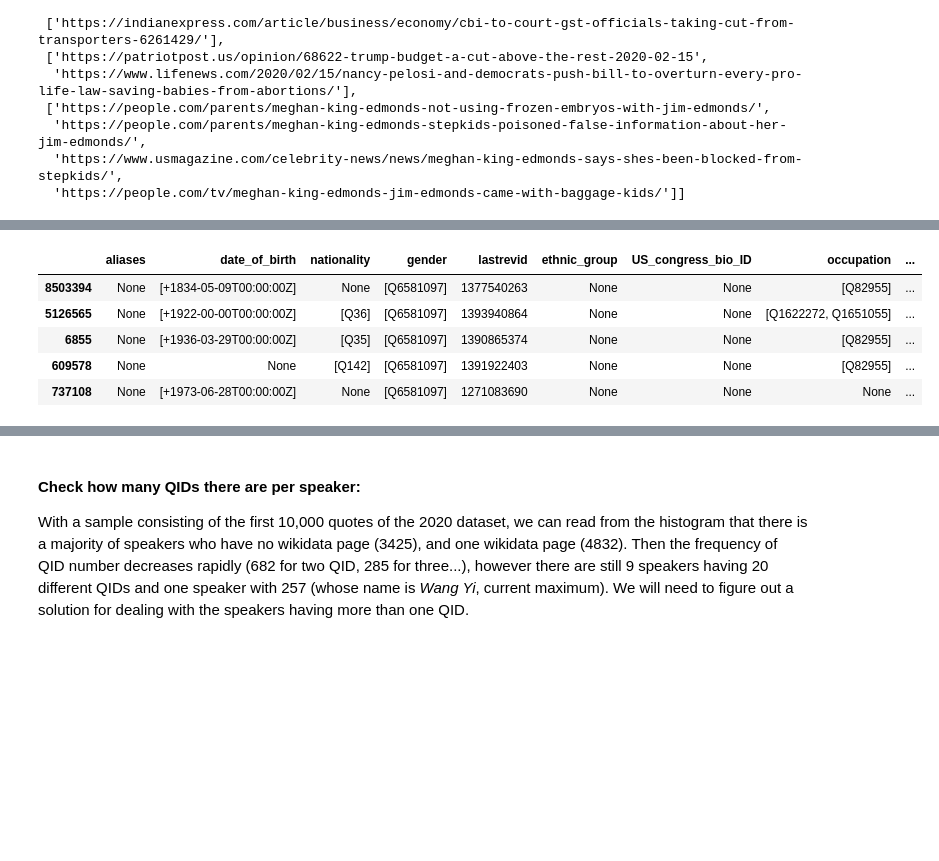
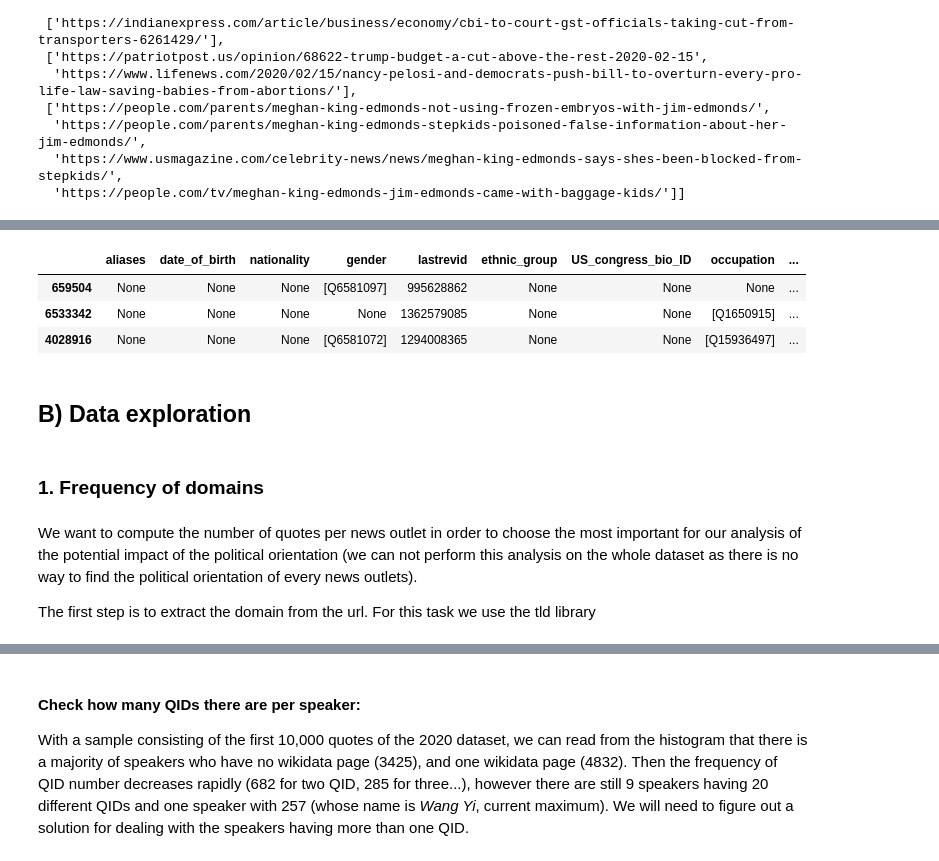
Before and after one commit to epfl-ada/ada-2021-project-i-did-ada-did-i, a Jupyter notebook: Pipeline.ipynb, the cells around one changed output, grey strips where cells are left out. Cells and saved outputs as stored; diff of their text form; code cells hidden in the pictures; blank space fills up the shorter version.

```diff
--- a/Pipeline.ipynb
+++ b/Pipeline.ipynb
@@ -123,12 +100,18 @@ df_quotes.loc[0:4,'urls'].tolist()
 # %%
 # Load the speaker attributes
-wikidata = pd.read_parquet('/content/drive/MyDrive/ADA/Project datasets/speaker_attributes.parquet')
+wikidata_speakers = pd.read_parquet('/content/drive/MyDrive/ADA/Project datasets/speaker_attributes.parquet')
 # %%
-wikidata.sample(5)
+wikidata_speakers.sample(3)
 # %% [output]
 |  | aliases | date_of_birth | nationality | gender | lastrevid | ethnic_group | US_congress_bio_ID | occupation | ... |
-| 8503394 | None | [+1834-05-09T00:00:00Z] | None | [Q6581097] | 1377540263 | None | None | [Q82955] | ... |
-| 5126565 | None | [+1922-00-00T00:00:00Z] | [Q36] | [Q6581097] | 1393940864 | None | None | [Q1622272, Q1651055] | ... |
-| 6855 | None | [+1936-03-29T00:00:00Z] | [Q35] | [Q6581097] | 1390865374 | None | None | [Q82955] | ... |
-| 609578 | None | None | [Q142] | [Q6581097] | 1391922403 | None | None | [Q82955] | ... |
-| 737108 | None | [+1973-06-28T00:00:00Z] | None | [Q6581097] | 1271083690 | None | None | None | ... |
+| 659504 | None | None | None | [Q6581097] | 995628862 | None | None | None | ... |
+| 6533342 | None | None | None | None | 1362579085 | None | None | [Q1650915] | ... |
+| 4028916 | None | None | None | [Q6581072] | 1294008365 | None | None | [Q15936497] | ... |
+# %% [markdown]
+## B) Data exploration
+# %% [markdown]
+### 1. Frequency of domains
+# %% [markdown]
+We want to compute the number of quotes per news outlet in order to choose the most important for our analysis of the potential impact of the political orientation (we can not perform this analysis on the whole dataset as there is no way to find the political orientation of every news outlets).
+
+The first step is to extract the domain from the url. For this task we use the tld library
```
Also changed, not shown: parts of 80 cells of this notebook.
